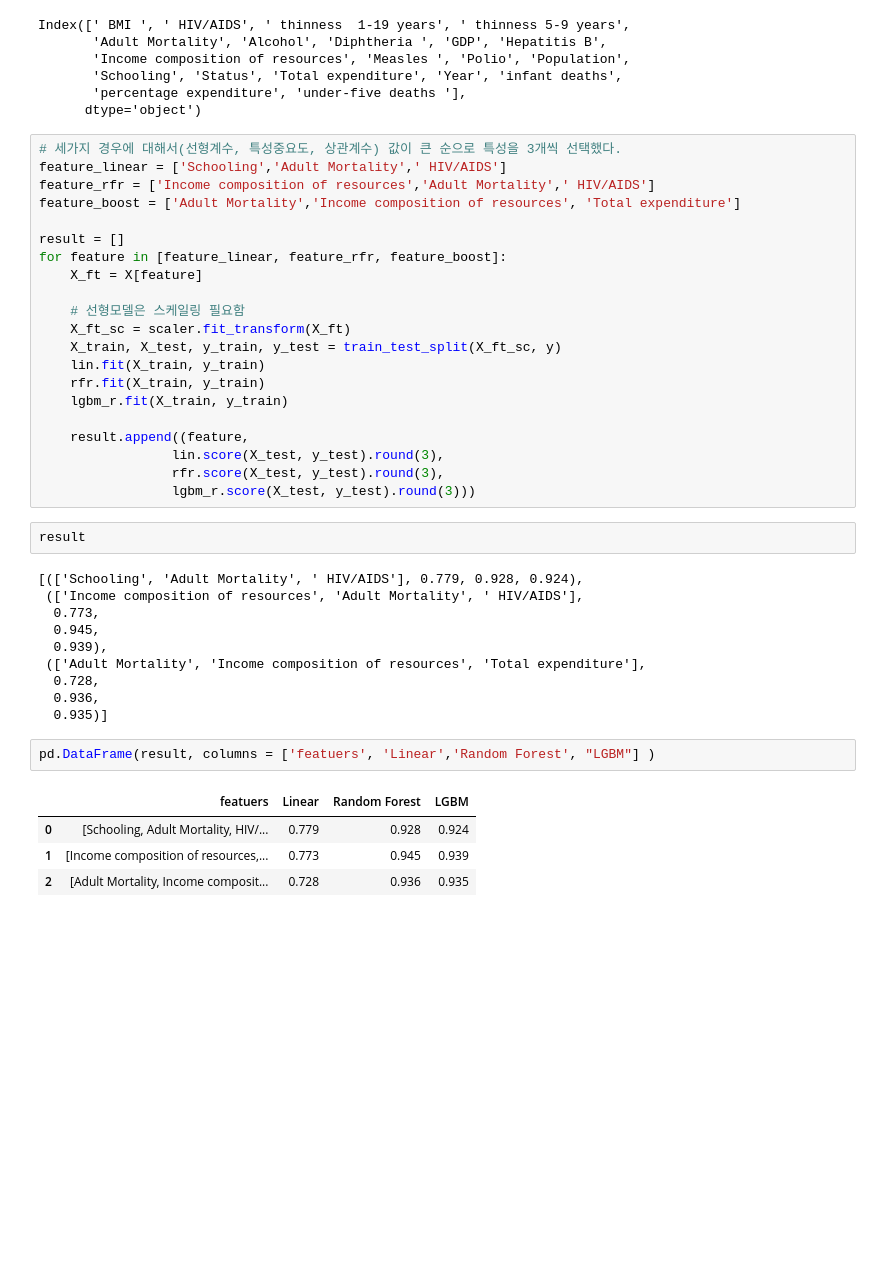
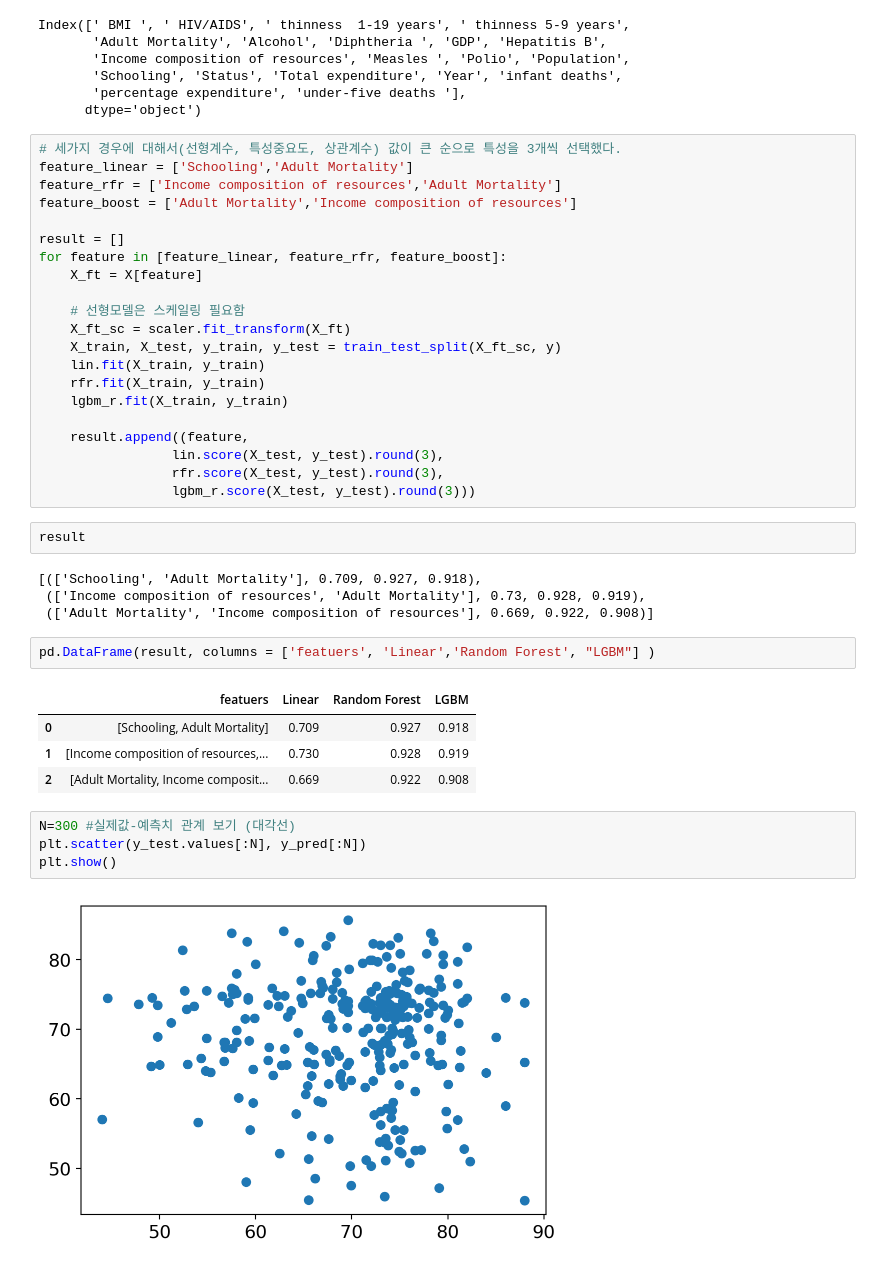
Before and after one commit to kevin09jung/scratch, a Jupyter notebook: e_56_DT_RF_Boost_Reg.ipynb, the cells around one changed output. Saved outputs shown, nothing was run; the diff lists cells and outputs as text; blank space fills up the shorter version.

```diff
--- a/e_56_DT_RF_Boost_Reg.ipynb
+++ b/e_56_DT_RF_Boost_Reg.ipynb
@@ -436,9 +436,9 @@ Index([' BMI ', ' HIV/AIDS', ' thinness  1-19 years', ' thinness 5-9 years',
       dtype='object')
 # %%
 # 세가지 경우에 대해서(선형계수, 특성중요도, 상관계수) 값이 큰 순으로 특성을 3개씩 선택했다.
-feature_linear = ['Schooling','Adult Mortality',' HIV/AIDS']
-feature_rfr = ['Income composition of resources','Adult Mortality',' HIV/AIDS']
-feature_boost = ['Adult Mortality','Income composition of resources', 'Total expenditure']
+feature_linear = ['Schooling','Adult Mortality']
+feature_rfr = ['Income composition of resources','Adult Mortality']
+feature_boost = ['Adult Mortality','Income composition of resources']
 
 result = []
 for feature in [feature_linear, feature_rfr, feature_boost]:
@@ -458,19 +458,19 @@ for feature in [feature_linear, feature_rfr, feature_boost]:
 # %%
 result
 # %% [output]
-[(['Schooling', 'Adult Mortality', ' HIV/AIDS'], 0.779, 0.928, 0.924),
- (['Income composition of resources', 'Adult Mortality', ' HIV/AIDS'],
-  0.773,
-  0.945,
-  0.939),
- (['Adult Mortality', 'Income composition of resources', 'Total expenditure'],
-  0.728,
-  0.936,
-  0.935)]
+[(['Schooling', 'Adult Mortality'], 0.709, 0.927, 0.918),
+ (['Income composition of resources', 'Adult Mortality'], 0.73, 0.928, 0.919),
+ (['Adult Mortality', 'Income composition of resources'], 0.669, 0.922, 0.908)]
 # %%
 pd.DataFrame(result, columns = ['featuers', 'Linear','Random Forest', "LGBM"] )
 # %% [output]
 |  | featuers | Linear | Random Forest | LGBM |
-| 0 | [Schooling, Adult Mortality, HIV/... | 0.779 | 0.928 | 0.924 |
-| 1 | [Income composition of resources,... | 0.773 | 0.945 | 0.939 |
-| 2 | [Adult Mortality, Income composit... | 0.728 | 0.936 | 0.935 |
+| 0 | [Schooling, Adult Mortality] | 0.709 | 0.927 | 0.918 |
+| 1 | [Income composition of resources,... | 0.730 | 0.928 | 0.919 |
+| 2 | [Adult Mortality, Income composit... | 0.669 | 0.922 | 0.908 |
+# %%
+N=300 #실제값-예측치 관계 보기 (대각선)
+plt.scatter(y_test.values[:N], y_pred[:N])
+plt.show()
+# %% [output]
+[figure, added]
```
Also changed, not shown: parts of 1 cell of this notebook.
